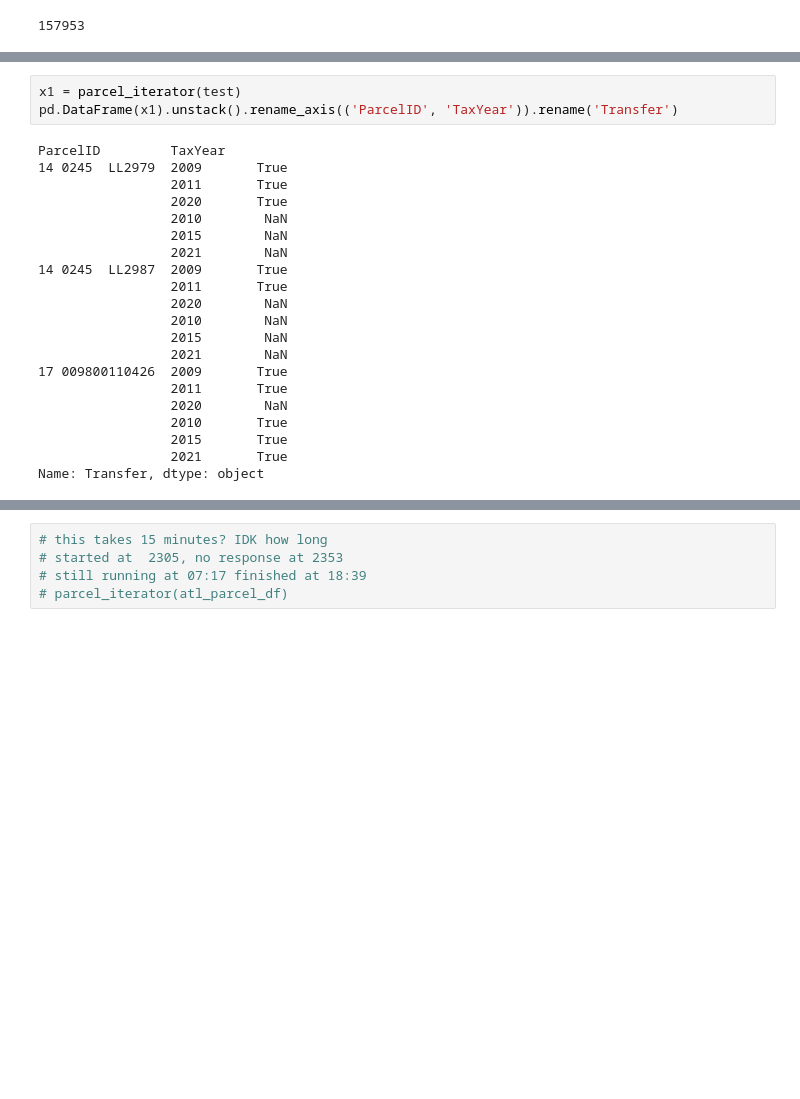
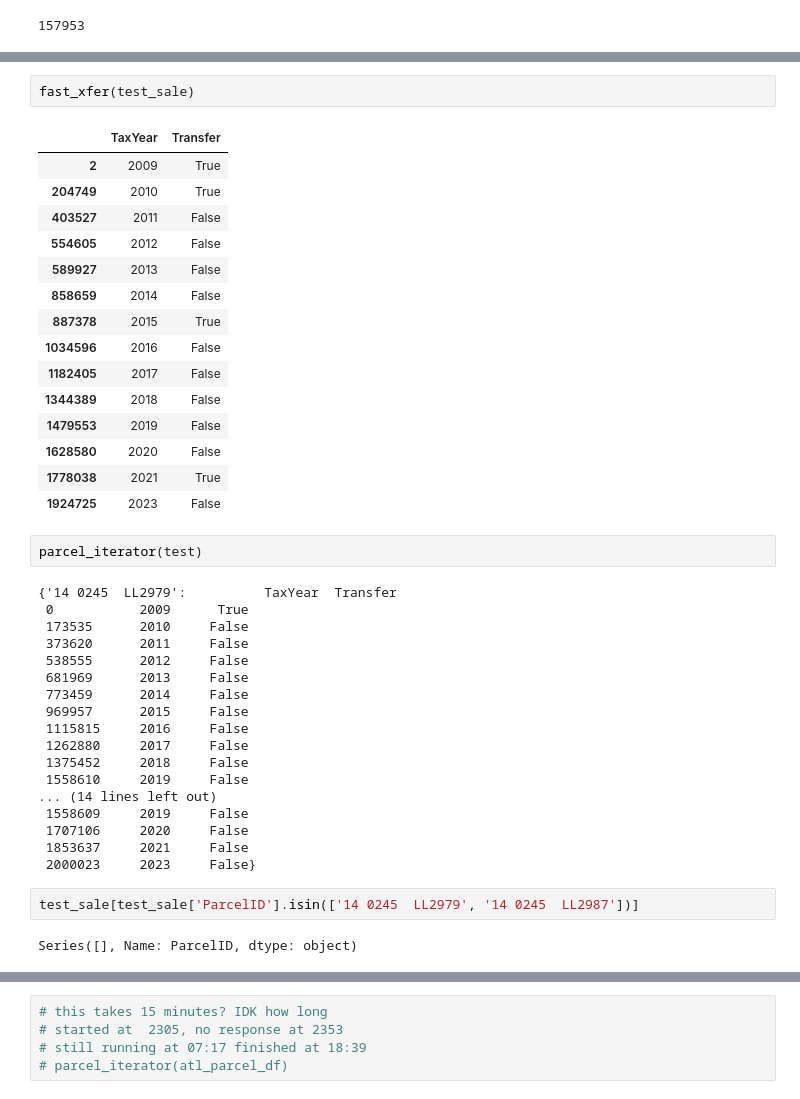
Before and after one commit to IsabelsRepo/IsabelsRepo, a Jupyter notebook: Data-Science/Atlanta-Property/AtlantaPropertySales.ipynb, the cells around one changed output, grey strips where cells are left out. Saved outputs shown, nothing was run; the diff lists cells and outputs as text; blank space fills up the shorter version.

Commit message:
trying to optimize parcel_iterator

```diff
--- a/Data-Science/Atlanta-Property/AtlantaPropertySales.ipynb
+++ b/Data-Science/Atlanta-Property/AtlantaPropertySales.ipynb
@@ -84,25 +90,43 @@ Name: Owner, Length: 2068625, dtype: object
+# %%
+fast_xfer(test_sale)
+# %% [output]
+|  | TaxYear | Transfer |
+| 2 | 2009 | True |
+| 204749 | 2010 | True |
+| 403527 | 2011 | False |
+| 554605 | 2012 | False |
+| 589927 | 2013 | False |
+| 858659 | 2014 | False |
+| 887378 | 2015 | True |
+| 1034596 | 2016 | False |
+| 1182405 | 2017 | False |
+| 1344389 | 2018 | False |
+| 1479553 | 2019 | False |
+| 1628580 | 2020 | False |
+| 1778038 | 2021 | True |
+| 1924725 | 2023 | False |
 # %%
-x1 = parcel_iterator(test)
-pd.DataFrame(x1).unstack().rename_axis(('ParcelID', 'TaxYear')).rename('Transfer')
+parcel_iterator(test)
 # %% [output]
-ParcelID         TaxYear
-14 0245  LL2979  2009       True
-                 2011       True
-                 2020       True
-                 2010        NaN
-                 2015        NaN
-                 2021        NaN
-14 0245  LL2987  2009       True
-                 2011       True
-                 2020        NaN
-                 2010        NaN
-                 2015        NaN
-                 2021        NaN
-17 009800110426  2009       True
-                 2011       True
-                 2020        NaN
-                 2010       True
-                 2015       True
-                 2021       True
-Name: Transfer, dtype: object
+{'14 0245  LL2979':          TaxYear  Transfer
+ 0           2009      True
+ 173535      2010     False
+ 373620      2011     False
+ 538555      2012     False
+ 681969      2013     False
+ 773459      2014     False
+ 969957      2015     False
+ 1115815     2016     False
+ 1262880     2017     False
+ 1375452     2018     False
+ 1558610     2019     False
+... (14 lines left out)
+ 1558609     2019     False
+ 1707106     2020     False
+ 1853637     2021     False
+ 2000023     2023     False}
+# %%
+test_sale[test_sale['ParcelID'].isin(['14 0245  LL2979', '14 0245  LL2987'])]
+# %% [output]
+Series([], Name: ParcelID, dtype: object)
 # %%
```
Also changed, not shown: parts of 7 cells of this notebook.
